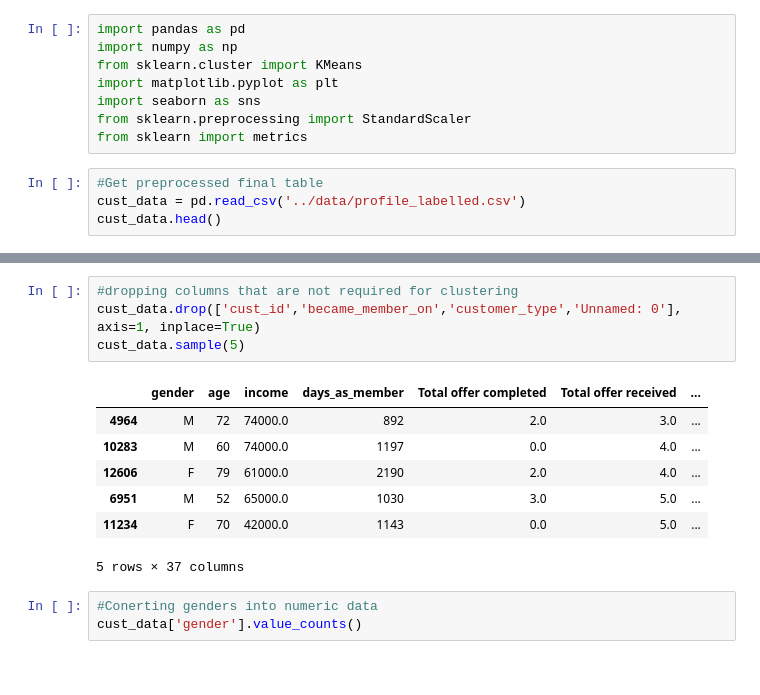
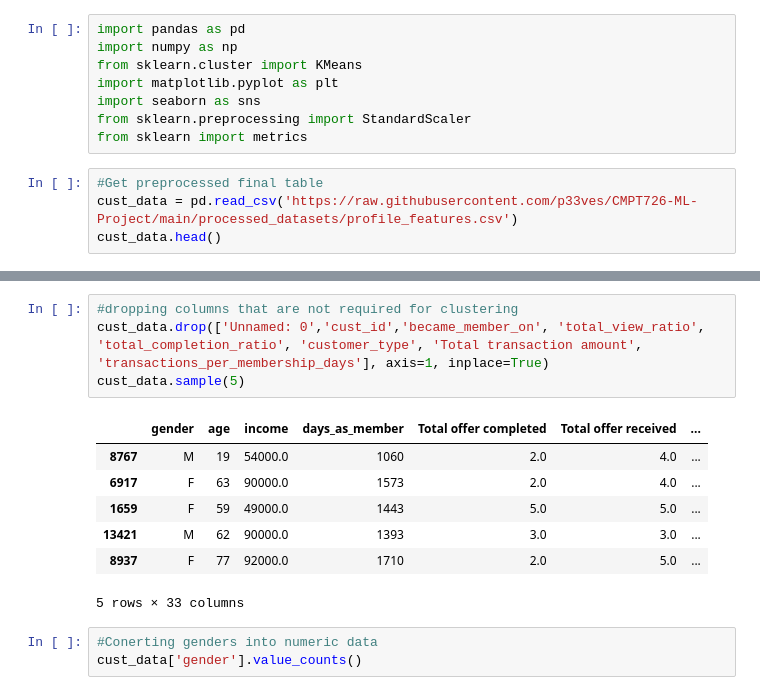
Before and after one commit to p33ves/Starbucks-Passive-Customer-Detection, a Jupyter notebook: notebooks/Clustering Customers.ipynb, the cells around one changed output, grey strips where cells are left out. Drawn from its saved outputs; the diff is of its cells as text.

```diff
--- a/notebooks/Clustering Customers.ipynb
+++ b/notebooks/Clustering Customers.ipynb
@@ -10,7 +10,7 @@ from sklearn.preprocessing import StandardScaler
 from sklearn import metrics
 # %%
 #Get preprocessed final table
-cust_data = pd.read_csv('../data/profile_labelled.csv')
+cust_data = pd.read_csv('https://raw.githubusercontent.com/p33ves/CMPT726-ML-Project/main/processed_datasets/profile_features.csv')
 cust_data.head()
 # %% [output]
 |  | Unnamed: 0 | gender | age | cust_id | became_member_on | income | days_as_member | ... |
@@ -23,15 +44,15 @@ cust_data.head()
 # %%
 #dropping columns that are not required for clustering
-cust_data.drop(['cust_id','became_member_on','customer_type','Unnamed: 0'], axis=1, inplace=True)
+cust_data.drop(['Unnamed: 0','cust_id','became_member_on', 'total_view_ratio', 'total_completion_ratio', 'customer_type', 'Total transaction amount', 'transactions_per_membership_days'], axis=1, inplace=True)
 cust_data.sample(5)
 # %% [output]
 |  | gender | age | income | days_as_member | Total offer completed | Total offer received | ... |
-| 4964 | M | 72 | 74000.0 | 892 | 2.0 | 3.0 | ... |
-| 10283 | M | 60 | 74000.0 | 1197 | 0.0 | 4.0 | ... |
-| 12606 | F | 79 | 61000.0 | 2190 | 2.0 | 4.0 | ... |
-| 6951 | M | 52 | 65000.0 | 1030 | 3.0 | 5.0 | ... |
-| 11234 | F | 70 | 42000.0 | 1143 | 0.0 | 5.0 | ... |
+| 8767 | M | 19 | 54000.0 | 1060 | 2.0 | 4.0 | ... |
+| 6917 | F | 63 | 90000.0 | 1573 | 2.0 | 4.0 | ... |
+| 1659 | F | 59 | 49000.0 | 1443 | 5.0 | 5.0 | ... |
+| 13421 | M | 62 | 90000.0 | 1393 | 3.0 | 3.0 | ... |
+| 8937 | F | 77 | 92000.0 | 1710 | 2.0 | 5.0 | ... |
-5 rows × 37 columns
+5 rows × 33 columns
 # %%
 #Conerting genders into numeric data
 cust_data['gender'].value_counts()
```
Also changed, not shown: parts of 7 cells of this notebook.
